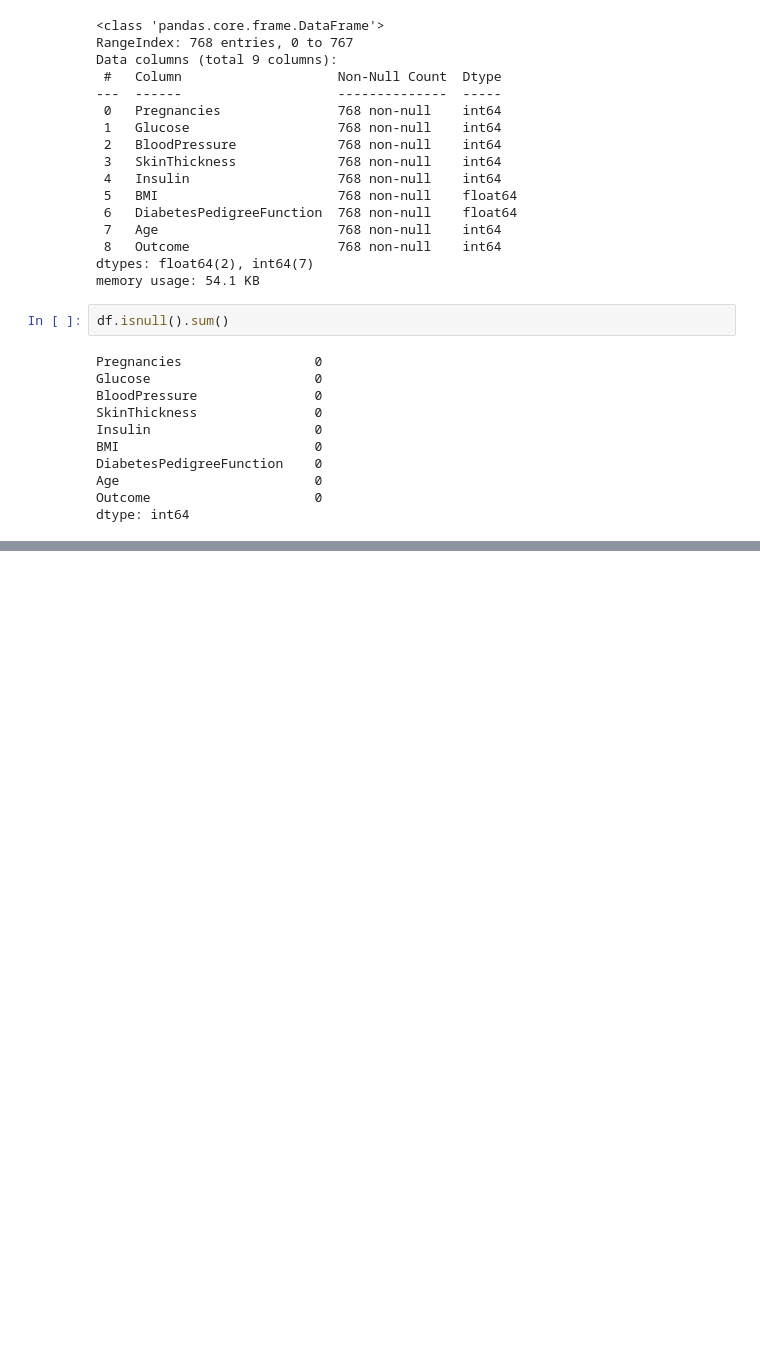
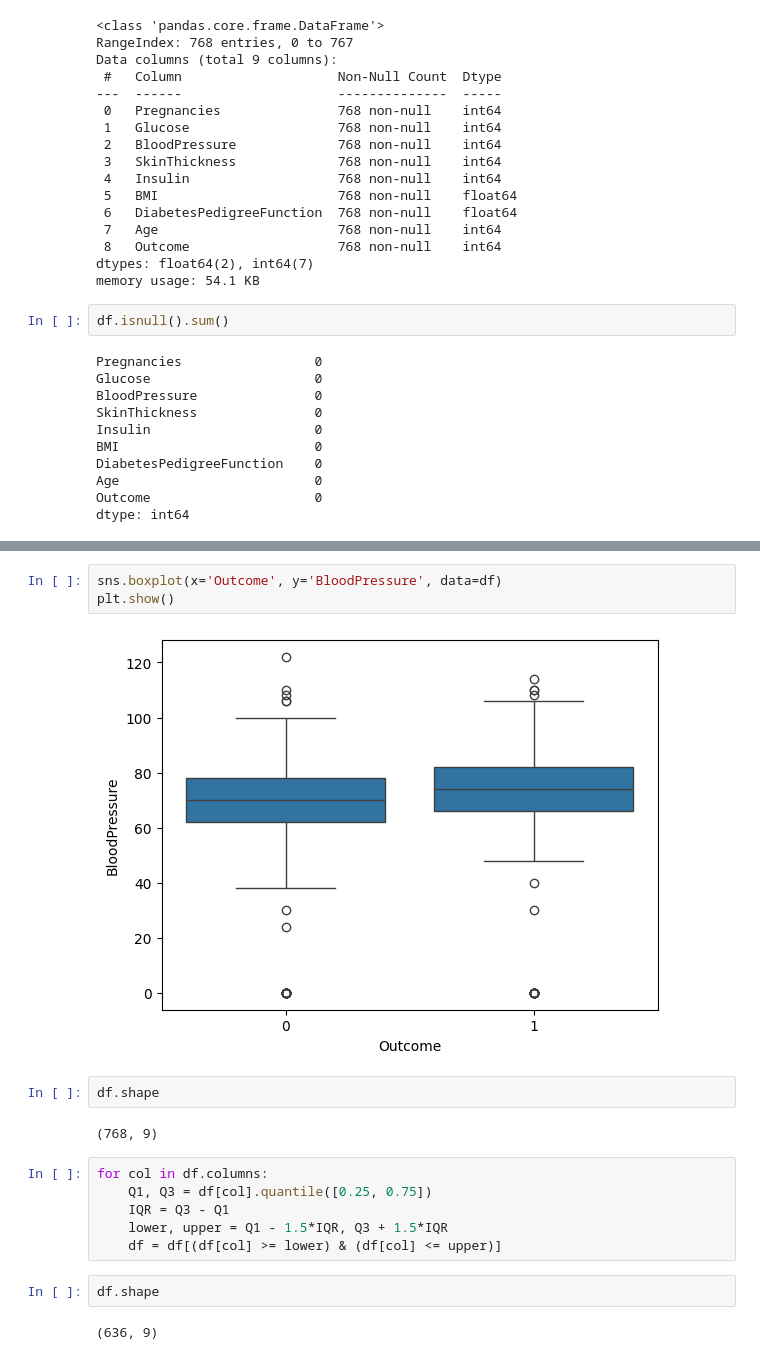
Before and after one commit to priyanshjain117/ML-Projects-Practice, a Jupyter notebook: Diabetes Prediction/data_preprocessing.ipynb, the cells around one changed output, grey strips where cells are left out. Saved outputs shown, nothing was run; the diff lists cells and outputs as text; blank space fills up the shorter version.

```diff
--- a/Diabetes Prediction/data_preprocessing.ipynb
+++ b/Diabetes Prediction/data_preprocessing.ipynb
@@ -48,0 +86,19 @@ dtype: int64
+# %%
+sns.boxplot(x='Outcome', y='BloodPressure', data=df)
+plt.show()
+# %% [output]
+[figure, added]
+# %%
+df.shape
+# %% [output]
+(768, 9)
+# %%
+for col in df.columns:
+    Q1, Q3 = df[col].quantile([0.25, 0.75])
+    IQR = Q3 - Q1
+    lower, upper = Q1 - 1.5*IQR, Q3 + 1.5*IQR
+    df = df[(df[col] >= lower) & (df[col] <= upper)]
+# %%
+df.shape
+# %% [output]
+(636, 9)
```
Also changed, not shown: parts of 13 cells of this notebook.
